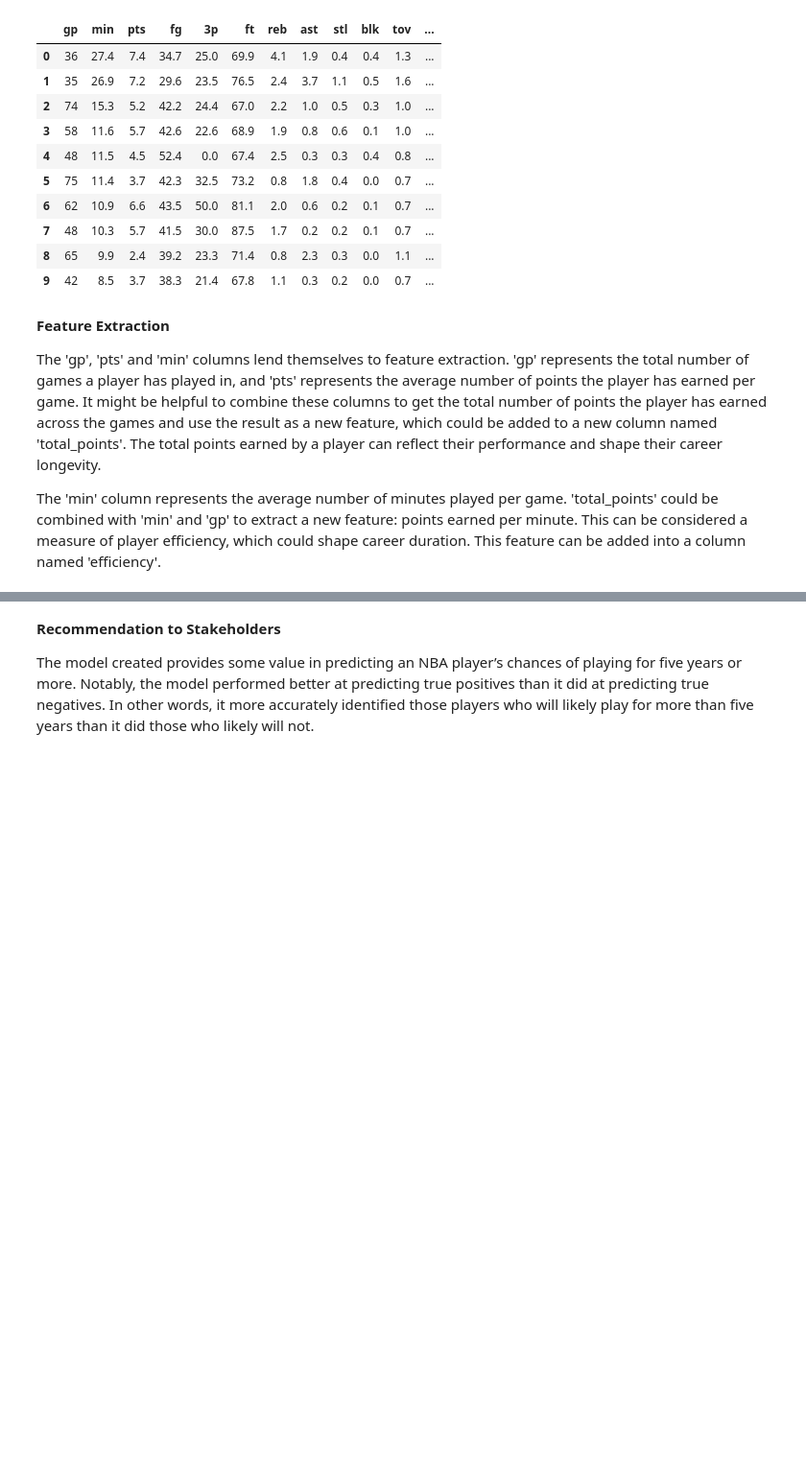
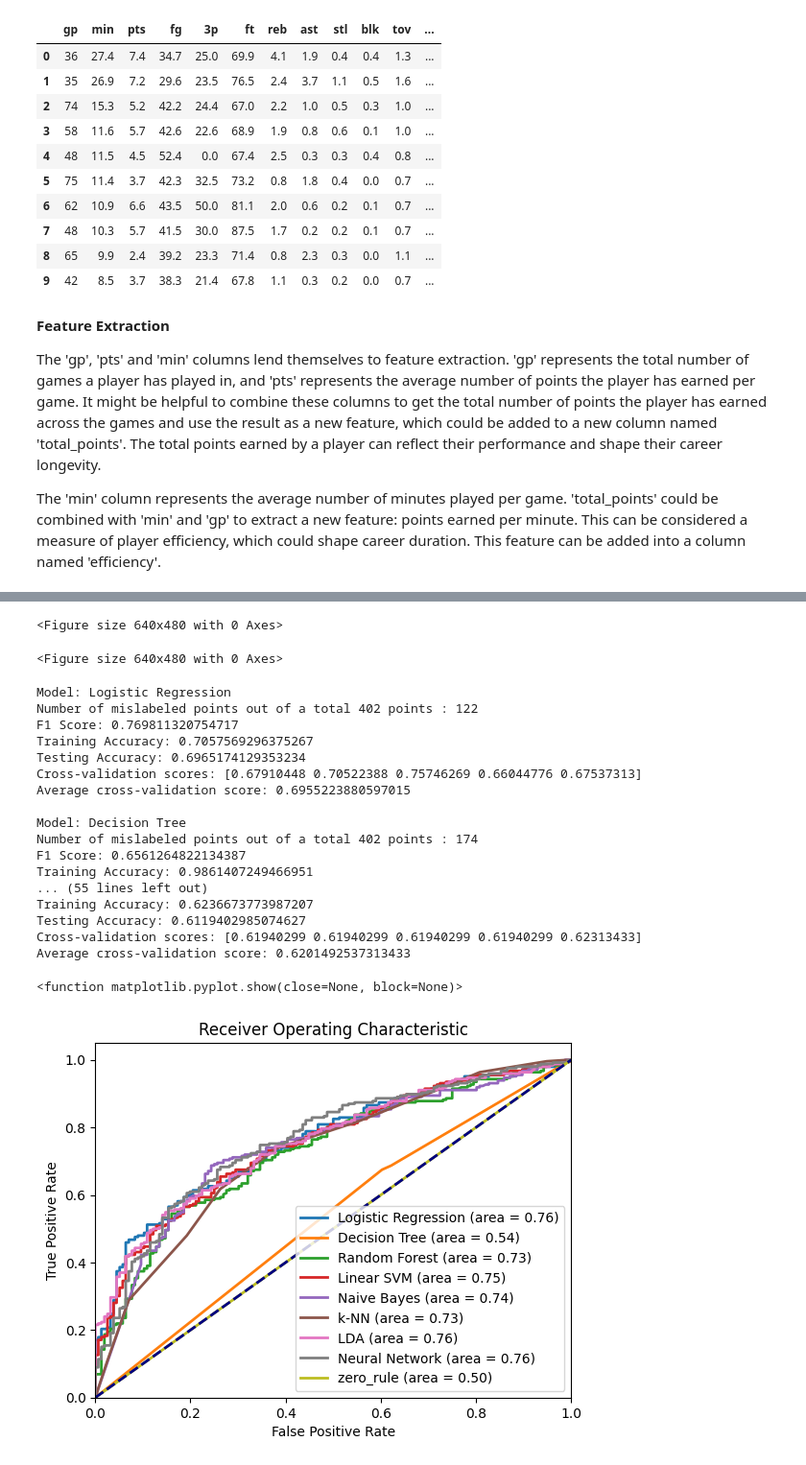
Before and after one commit to angadh-v/nba-career-length-model, a Jupyter notebook: nba-player-career-length-prediction-model.ipynb, the cells around one changed output, grey strips where cells are left out. Shown: that part at 96% size. Saved outputs shown, nothing was run; the diff lists cells and outputs as text; code cells hidden in the pictures; blank space fills up the shorter version.

Commit message:
Kaggle Notebook | NBA Player career length prediction model | version3

```diff
--- a/nba-player-career-length-prediction-model.ipynb
+++ b/nba-player-career-length-prediction-model.ipynb
@@ -310,4 +173,65 @@ Multinomial Naive Bayes seems to be better suited for this dataset compared to G
-# %% [markdown]
-**Recommendation to Stakeholders**
-
-The model created provides some value in predicting an NBA player’s chances of playing for five years or more. Notably, the model performed better at predicting true positives than it did at predicting true negatives. In other words, it more accurately identified those players who will likely play for more than five years than it did those who likely will not.
+# %%
+# Choose which models to fit
+models = {
+    'Logistic Regression': LogisticRegression(solver = "newton-cholesky", max_iter=500),
+    'Decision Tree': DecisionTreeClassifier(),
+    'Random Forest': RandomForestClassifier(max_depth=5, n_estimators=10, max_features=1, random_state=37),
+    'Linear SVM' : SVC(kernel="linear", C=0.001, random_state=37, probability=True),
+    'Naive Bayes' : naive_bayes.MultinomialNB(),
+    'k-NN': KNeighborsClassifier(10),
+    'LDA': LinearDiscriminantAnalysis(),
+    'Neural Network': MLPClassifier(activation="logistic", max_iter=5000, random_state=37),
+    'zero_rule' : DummyClassifier(strategy="most_frequent")
+}
+plt.figure()
+# %% [output]
+<Figure size 640x480 with 0 Axes>
+<Figure size 640x480 with 0 Axes>
+# %%
+# Fit all the model and calculate evaluation metrics using a for-loop
+for name, model in models.items():
+    model.fit(X_train, y_train)
+    y_probs = model.predict_proba(X_test)[:, 1]
+    fpr, tpr, thresholds = roc_curve(y_test, y_probs)
+    roc_auc = roc_auc_score(y_test, y_probs)
+    plt.plot(fpr, tpr, lw=2, label=f'{name} (area = {roc_auc:.2f})')
+    y_pred = model.predict(X_test)
+    print(f"\nModel: {name}")
+    print("Number of mislabeled points out of a total %d points : %d"
+      % (X_test.shape[0], (y_test != y_pred).sum()))
+    print("F1 Score:" ,f1_score(y_test, y_pred))
+    train_accuracy = model.score(X_train, y_train)
+    test_accuracy = accuracy_score(y_test, y_pred)
+    print("Training Accuracy:", train_accuracy)
+    print("Testing Accuracy:", test_accuracy)
+    scores = cross_val_score(model, X, y, cv=5)  # 5-fold cross-validation
+    print("Cross-validation scores:", scores)
+    print("Average cross-validation score:", scores.mean())
+plt.plot([0, 1], [0, 1], color='navy', lw=2, linestyle='--')
+plt.xlim([0.0, 1.0])
+plt.ylim([0.0, 1.05])
+plt.xlabel('False Positive Rate')
+plt.ylabel('True Positive Rate')
+plt.title('Receiver Operating Characteristic')
+plt.legend(loc="lower right")
+plt.show
+# %% [output]
+Model: Logistic Regression
+Number of mislabeled points out of a total 402 points : 122
+F1 Score: 0.769811320754717
+Training Accuracy: 0.7057569296375267
+Testing Accuracy: 0.6965174129353234
+Cross-validation scores: [0.67910448 0.70522388 0.75746269 0.66044776 0.67537313]
+Average cross-validation score: 0.6955223880597015
+
+Model: Decision Tree
+Number of mislabeled points out of a total 402 points : 174
+F1 Score: 0.6561264822134387
+Training Accuracy: 0.9861407249466951
+... (55 lines left out)
+Training Accuracy: 0.6236673773987207
+Testing Accuracy: 0.6119402985074627
+Cross-validation scores: [0.61940299 0.61940299 0.61940299 0.61940299 0.62313433]
+Average cross-validation score: 0.6201492537313433
+<function matplotlib.pyplot.show(close=None, block=None)>
+[figure, added]
```
Also changed, not shown: parts of 16 cells of this notebook.
